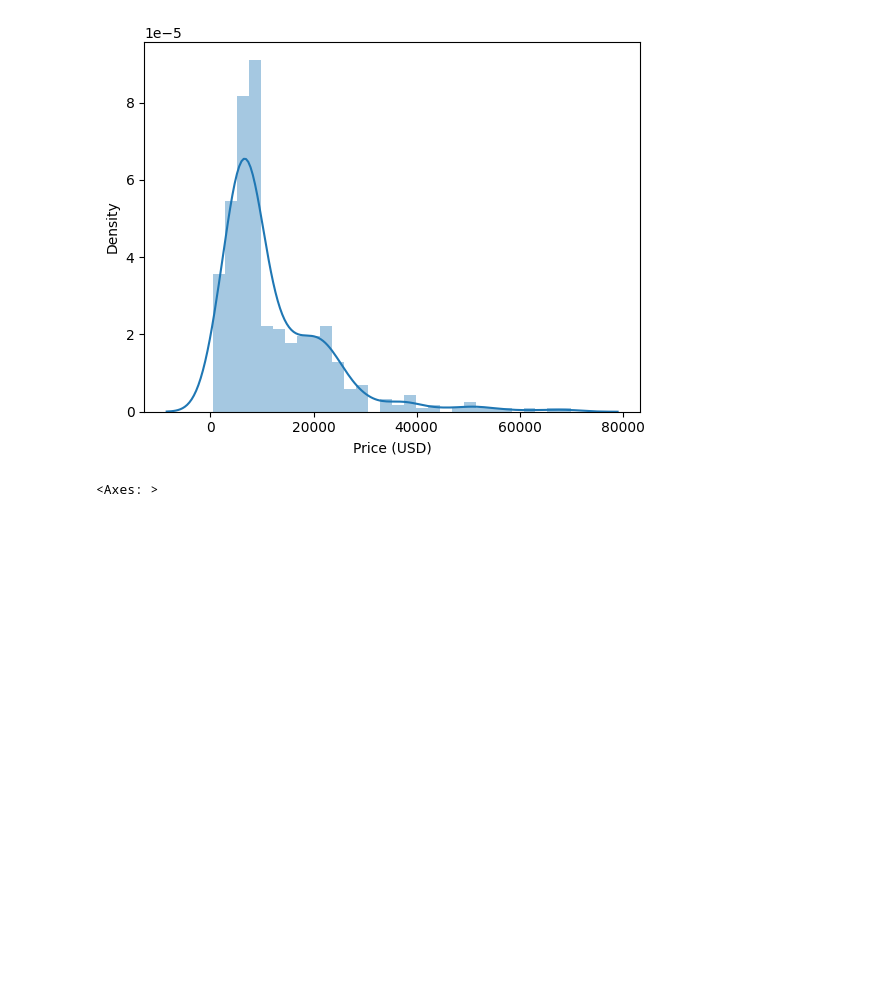
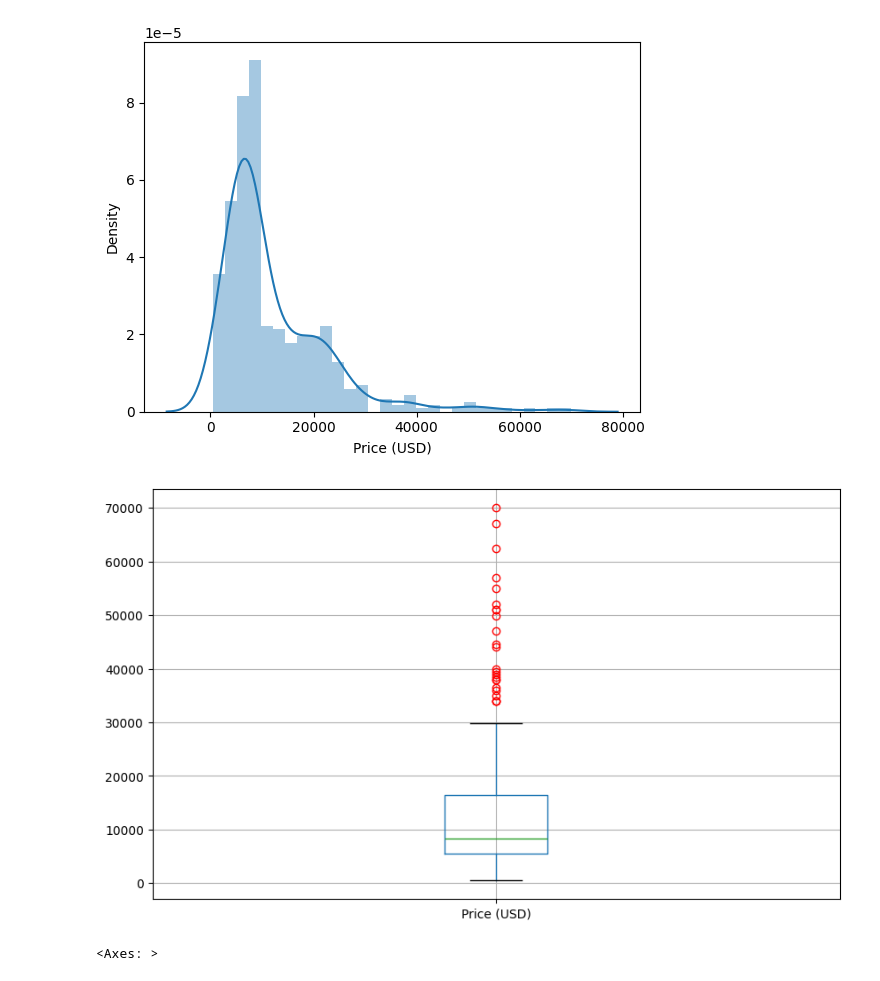
Before and after one commit to Lorenzo-Biondi/esame_fistic24, a Jupyter notebook: luxury-watches-price.ipynb, the cells around one changed output. Cells and saved outputs as stored; diff of their text form; code cells hidden in the pictures; blank space fills up the shorter version.

```diff
--- a/luxury-watches-price.ipynb
+++ b/luxury-watches-price.ipynb
@@ -168,6 +168,12 @@ https://gist.github.com/mwaskom/de44147ed2974457ad6372750bbe5751
   sns.distplot(df['Price (USD)'],bins=30)
 <Axes: xlabel='Price (USD)', ylabel='Density'>
 [figure]
+# %%
+plt.figure(figsize=(10, 6))
+df[['Price (USD)']].boxplot(flierprops={'markeredgecolor':'red'})
+plt.show()
+# %% [output]
+[figure, added]
 # %%
 df.groupby('Brand').size().plot(kind='pie', autopct='%.2f')
 # %% [output]
```
